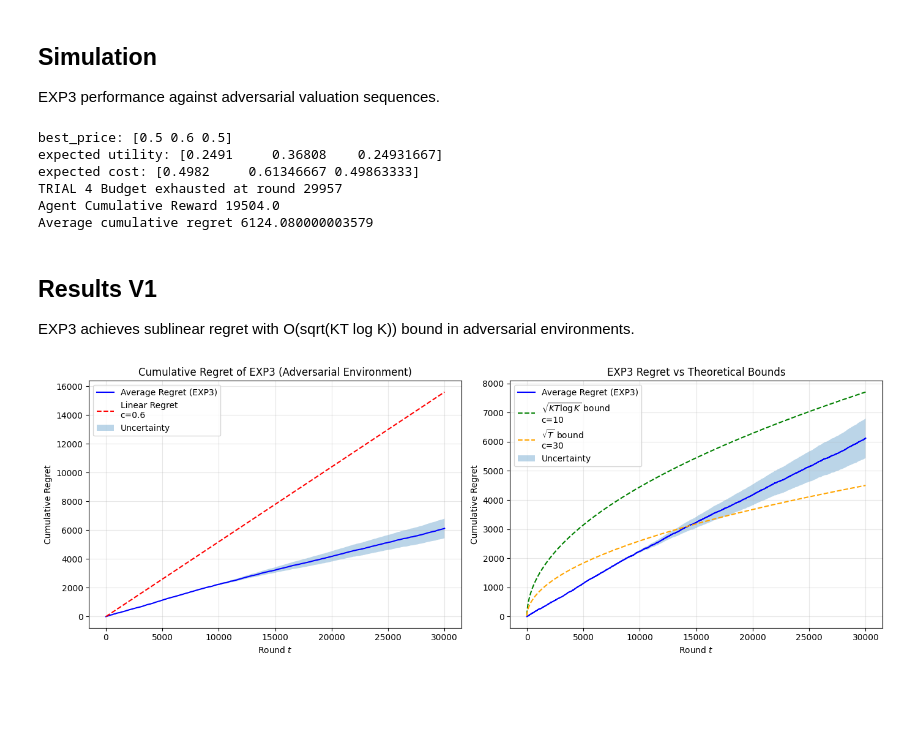
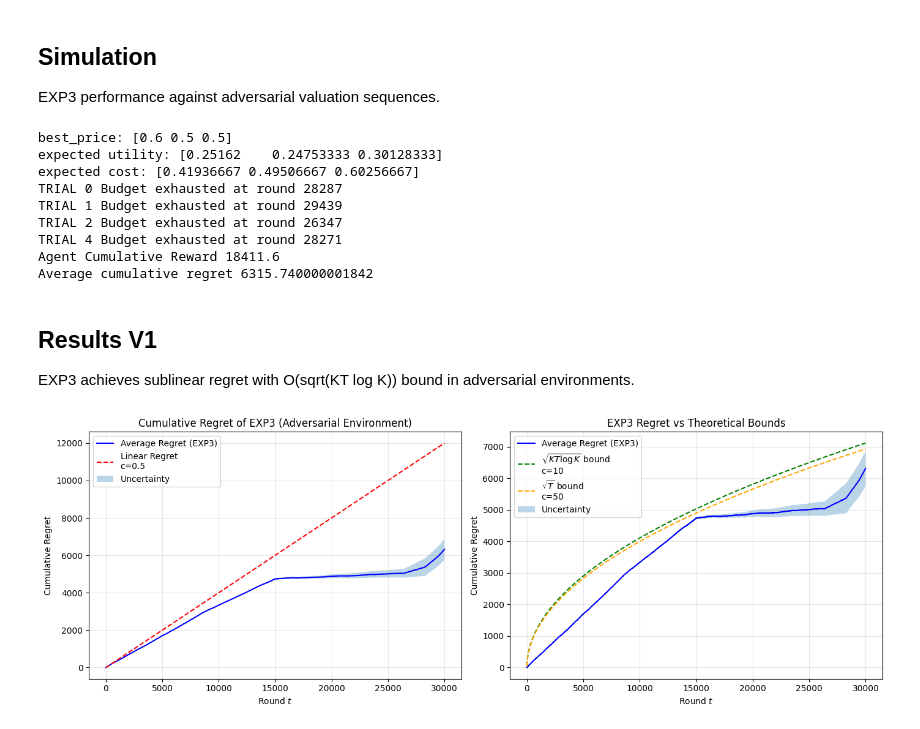
Before and after one commit to matteopasqual02/OLA-2025-project, a Jupyter notebook: R4_Best-of-both-worlds_with_multiple_products.ipynb, the cells around one changed output. Drawn from its saved outputs; the diff is of its cells as text; code cells hidden in the pictures; blank space fills up the shorter version.

```diff
--- a/R4_Best-of-both-worlds_with_multiple_products.ipynb
+++ b/R4_Best-of-both-worlds_with_multiple_products.ipynb
@@ -30,7 +30,7 @@ class AdversarialBuyer:
 # %%
 def generate_adversarial_sequence(T, strategy):
     if strategy == 'oscillating':
-        return np.array([0.4 if t % 4== 0 else 0.8 for t in range(T)])
+        return np.array([0.4 if t % 2== 0 else 0.8 for t in range(T)])
 
     elif strategy == 'delayed_reward':
         return np.concatenate([np.full(T//2, 0.2), np.full(T//2, 0.8)])
@@ -233,7 +233,7 @@ class Company:
 EXP3 performance against adversarial valuation sequences.
 # %%
 T = 30000
-B = 48000
+B = 42000
 N = 3
 P = np.linspace(0, 1, 11)
 K = len(P)
@@ -300,12 +300,15 @@ regret_std = regret_per_trial.std(axis=0)
 print("Agent Cumulative Reward", np.sum(ag_utility))
 print("Average cumulative regret", average_regret[-1])
 # %% [output]
-best_price: [0.5 0.6 0.5]
-expected utility: [0.2491     0.36808    0.24931667]
-expected cost: [0.4982     0.61346667 0.49863333]
-TRIAL 4 Budget exhausted at round 29957
-Agent Cumulative Reward 19504.0
-Average cumulative regret 6124.080000003579
+best_price: [0.6 0.5 0.5]
+expected utility: [0.25162    0.24753333 0.30128333]
+expected cost: [0.41936667 0.49506667 0.60256667]
+TRIAL 0 Budget exhausted at round 28287
+TRIAL 1 Budget exhausted at round 29439
+TRIAL 2 Budget exhausted at round 26347
+TRIAL 4 Budget exhausted at round 28271
+Agent Cumulative Reward 18411.6
+Average cumulative regret 6315.740000001842
 # %% [markdown]
 ## Results V1
 
@@ -317,7 +320,7 @@ fig, axs = plt.subplots(1, 2, figsize=(14, 5))
 axs[0].plot(np.arange(T), average_regret, label='Average Regret (EXP3)', color='blue')
 axs[0].set_title('Cumulative Regret of EXP3 (Adversarial Environment)')
 
-c_linear = 0.6
+c_linear = 0.5
 linear_regret = np.arange(T) * exp_utility * c_linear # Linear regret line
 axs[0].plot(np.arange(T), linear_regret, label=f'Linear Regret\nc={c_linear}', linestyle='--', color='red')
 axs[0].fill_between(
@@ -338,32 +341,32 @@ axs[1].set_title('EXP3 Regret vs Theoretical Bounds')
 
 t_vals = np.arange(1, T+1)
 
 # EXP3 theoretical bound: O(sqrt(KT log K))
 c_exp3 = 10
 exp3_bound = np.sqrt(K * t_vals * np.log(K)) * exp_utility * c_exp3
 axs[1].plot(np.arange(T), exp3_bound, label=f'$\\sqrt{{KT\\log K}}$ bound\nc={c_exp3}', linestyle='--', color='green')
 
 # Simpler sqrt(T) bound for comparison
-c_sqrt = 30
+c_sqrt = 50
 sqrt_bound = np.sqrt(t_vals) * exp_utility * c_sqrt
 axs[1].plot(np.arange(T), sqrt_bound, label=f'$\\sqrt{{T}}$ bound\nc={c_sqrt}', linestyle='--', color='orange')
 
 # Fill between for uncertainty in the second plot
 axs[1].fill_between(
     np.arange(T),
     average_regret - regret_std / np.sqrt(n_trials),
     average_regret + regret_std / np.sqrt(n_trials),
     alpha=0.3,
     label='Uncertainty'
 )
 
 # Set labels and legends for the second subplot
 axs[1].set_xlabel('Round $t$')
 axs[1].set_ylabel('Cumulative Regret')
 axs[1].legend()
 axs[1].grid(True, alpha=0.3)
 
 plt.tight_layout()
 plt.show()
 # %% [output]
-[figure, old version]
+[figure, new version]
```
Also changed, not shown: parts of 1 cell of this notebook.
